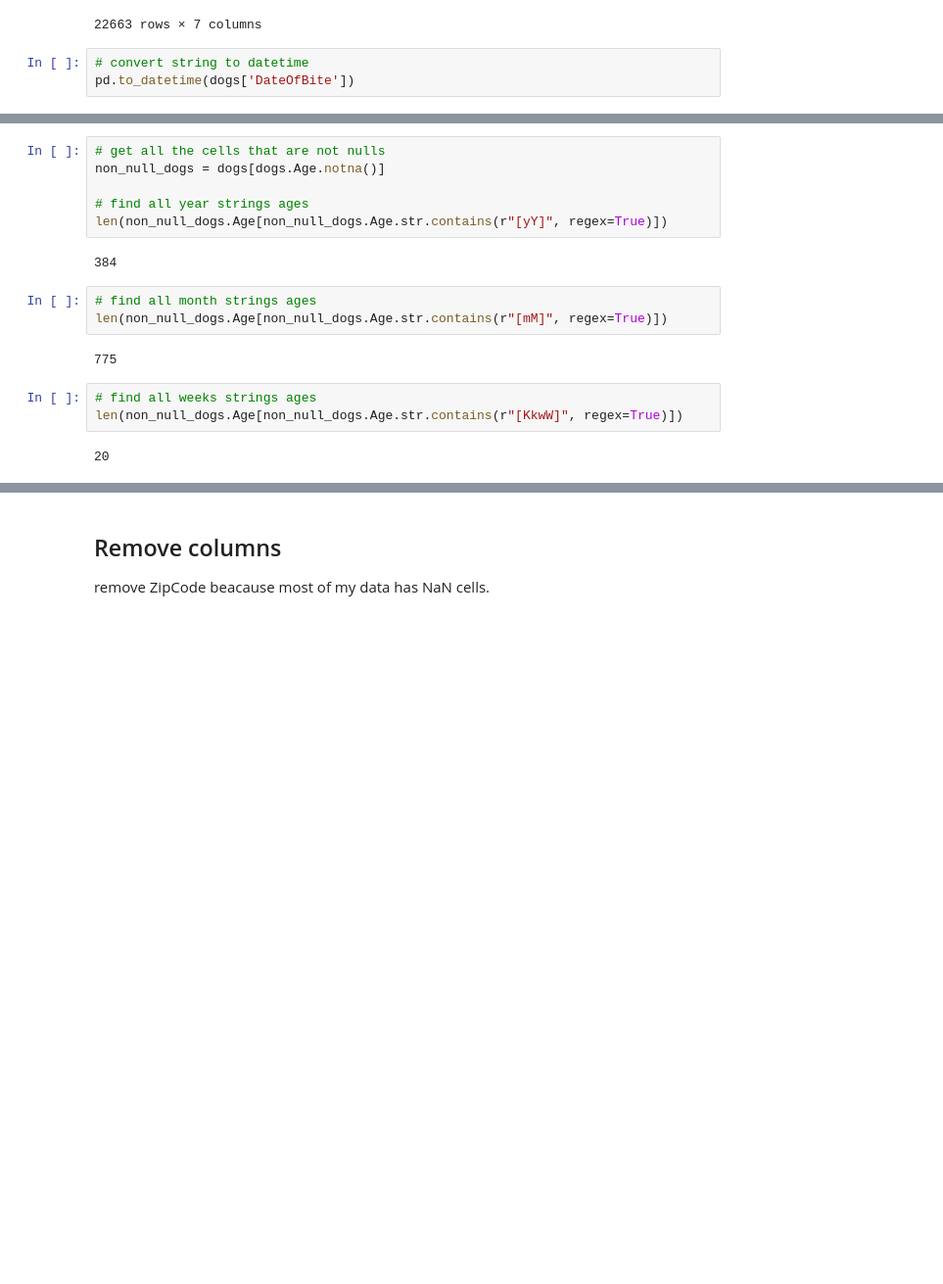
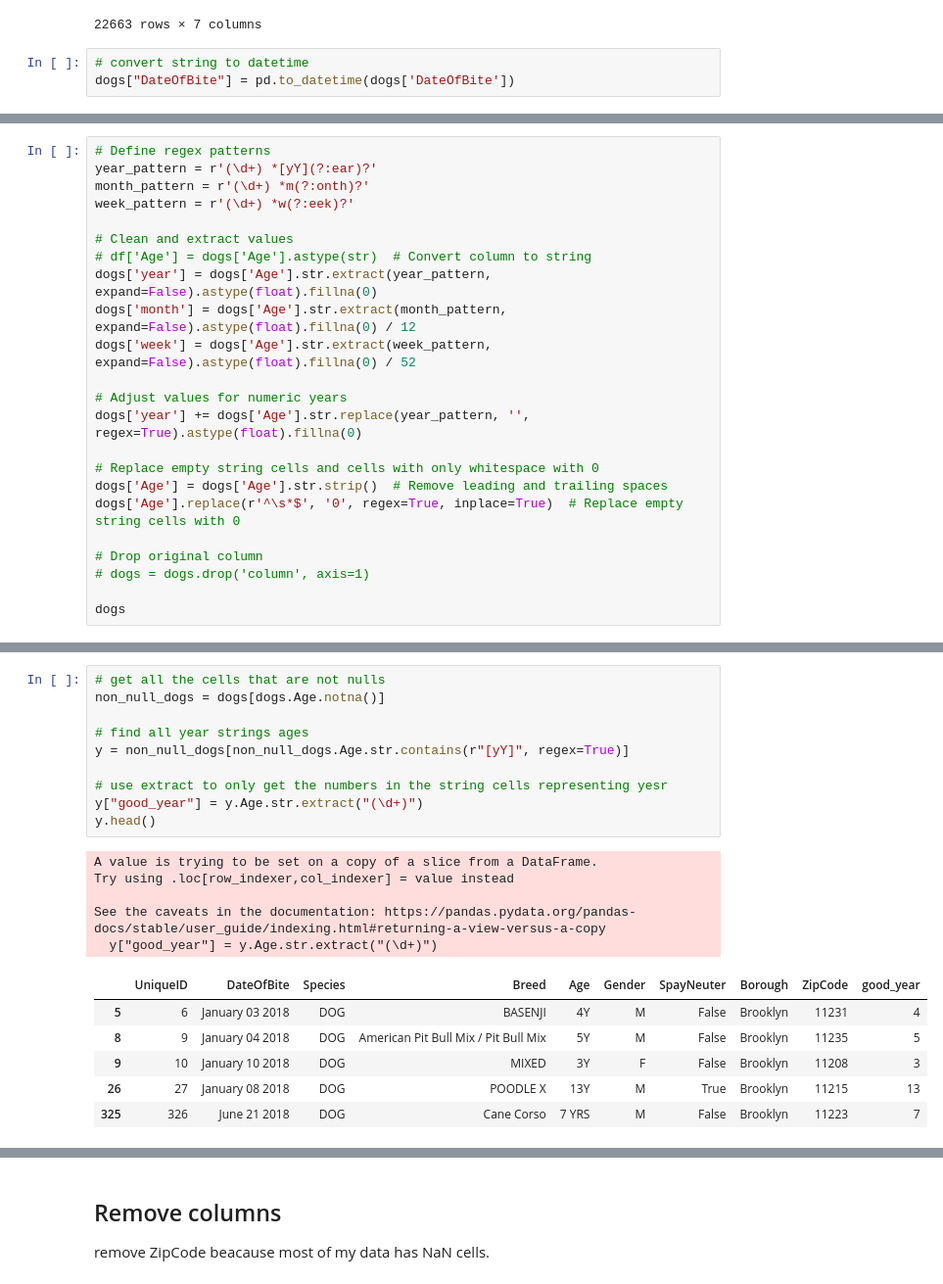
Before and after one commit to MigashaneVictoire/new_york_city_dog_bites, a Jupyter notebook: prepare_work_file.ipynb, the cells around one changed output, grey strips where cells are left out. Shown at 98% size. Saved outputs shown, nothing was run; the diff lists cells and outputs as text; blank space fills up the shorter version.

```diff
--- a/prepare_work_file.ipynb
+++ b/prepare_work_file.ipynb
@@ -45,4 +46,4 @@ dogs.select_dtypes("object")
 22663 rows × 7 columns
 # %%
 # convert string to datetime
-pd.to_datetime(dogs['DateOfBite'])
+dogs["DateOfBite"] = pd.to_datetime(dogs['DateOfBite'])
@@ -65,0 +53,23 @@ dogs.Age.isna().sum()
+# %%
+# Define regex patterns
+year_pattern = r'(\d+) *[yY](?:ear)?'
+month_pattern = r'(\d+) *m(?:onth)?'
+week_pattern = r'(\d+) *w(?:eek)?'
+
+# Clean and extract values
+# df['Age'] = dogs['Age'].astype(str)  # Convert column to string
+dogs['year'] = dogs['Age'].str.extract(year_pattern, expand=False).astype(float).fillna(0)
+dogs['month'] = dogs['Age'].str.extract(month_pattern, expand=False).astype(float).fillna(0) / 12
+dogs['week'] = dogs['Age'].str.extract(week_pattern, expand=False).astype(float).fillna(0) / 52
+
+# Adjust values for numeric years
+dogs['year'] += dogs['Age'].str.replace(year_pattern, '', regex=True).astype(float).fillna(0)
+
+# Replace empty string cells and cells with only whitespace with 0
+dogs['Age'] = dogs['Age'].str.strip()  # Remove leading and trailing spaces
+dogs['Age'].replace(r'^\s*$', '0', regex=True, inplace=True)  # Replace empty string cells with 0
+
+# Drop original column
+# dogs = dogs.drop('column', axis=1)
+
+dogs
@@ -66,18 +109,22 @@ dogs.Age.isna().sum()
 # %%
 # get all the cells that are not nulls
 non_null_dogs = dogs[dogs.Age.notna()]
 
 # find all year strings ages
-len(non_null_dogs.Age[non_null_dogs.Age.str.contains(r"[yY]", regex=True)])
+y = non_null_dogs[non_null_dogs.Age.str.contains(r"[yY]", regex=True)]
+
+# use extract to only get the numbers in the string cells representing yesr
+y["good_year"] = y.Age.str.extract("(\d+)")
+y.head()
 # %% [output]
-384
+A value is trying to be set on a copy of a slice from a DataFrame.
+Try using .loc[row_indexer,col_indexer] = value instead
+
+See the caveats in the documentation: https://pandas.pydata.org/pandas-docs/stable/user_guide/indexing.html#returning-a-view-versus-a-copy
+  y["good_year"] = y.Age.str.extract("(\d+)")
+|  | UniqueID | DateOfBite | Species | Breed | Age | Gender | SpayNeuter | Borough | ZipCode | good_year |
+| 5 | 6 | January 03 2018 | DOG | BASENJI | 4Y | M | False | Brooklyn | 11231 | 4 |
+| 8 | 9 | January 04 2018 | DOG | American Pit Bull Mix / Pit Bull Mix | 5Y | M | False | Brooklyn | 11235 | 5 |
+| 9 | 10 | January 10 2018 | DOG | MIXED | 3Y | F | False | Brooklyn | 11208 | 3 |
+| 26 | 27 | January 08 2018 | DOG | POODLE X | 13Y | M | True | Brooklyn | 11215 | 13 |
+| 325 | 326 | June 21 2018 | DOG | Cane Corso | 7 YRS | M | False | Brooklyn | 11223 | 7 |
-# %%
-# find all month strings ages
-len(non_null_dogs.Age[non_null_dogs.Age.str.contains(r"[mM]", regex=True)])
-# %% [output]
-775
-# %%
-# find all weeks strings ages
-len(non_null_dogs.Age[non_null_dogs.Age.str.contains(r"[KkwW]", regex=True)])
-# %% [output]
-20
```
Also changed, not shown: parts of 11 cells of this notebook.
